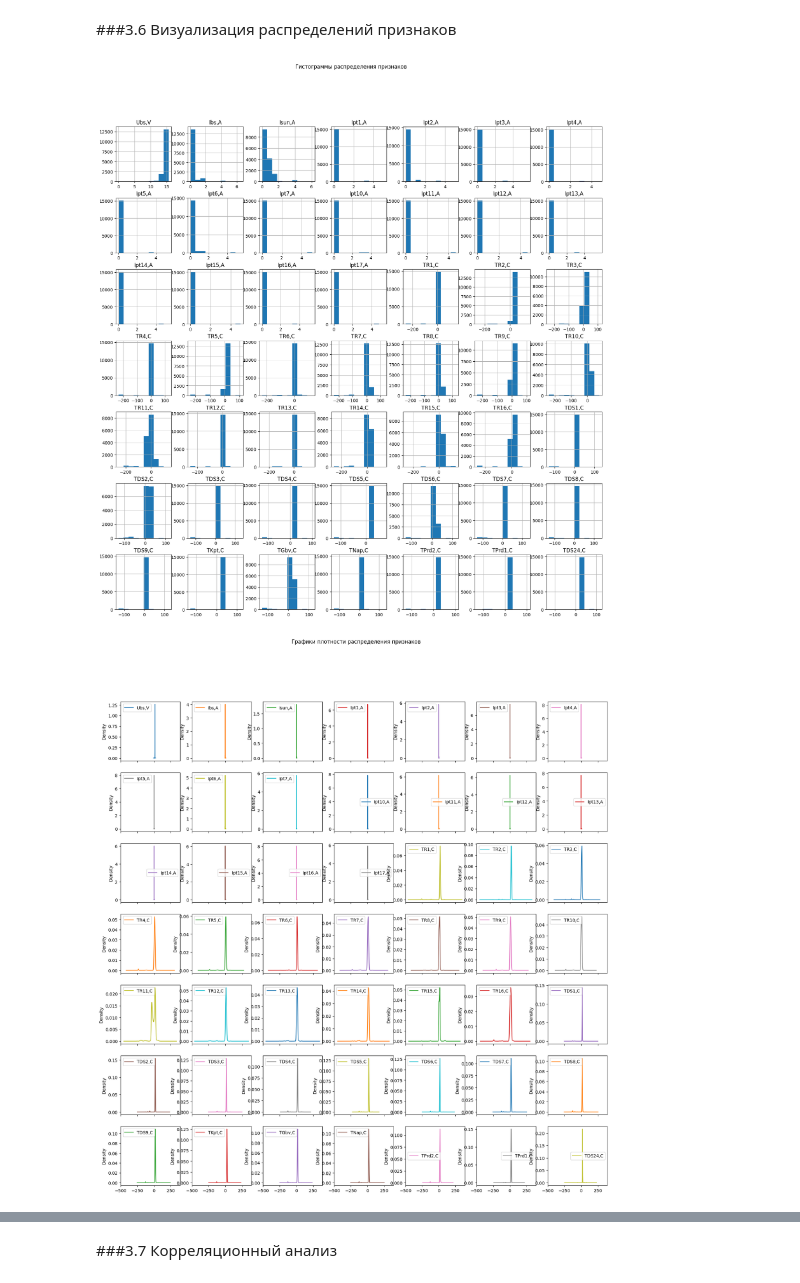
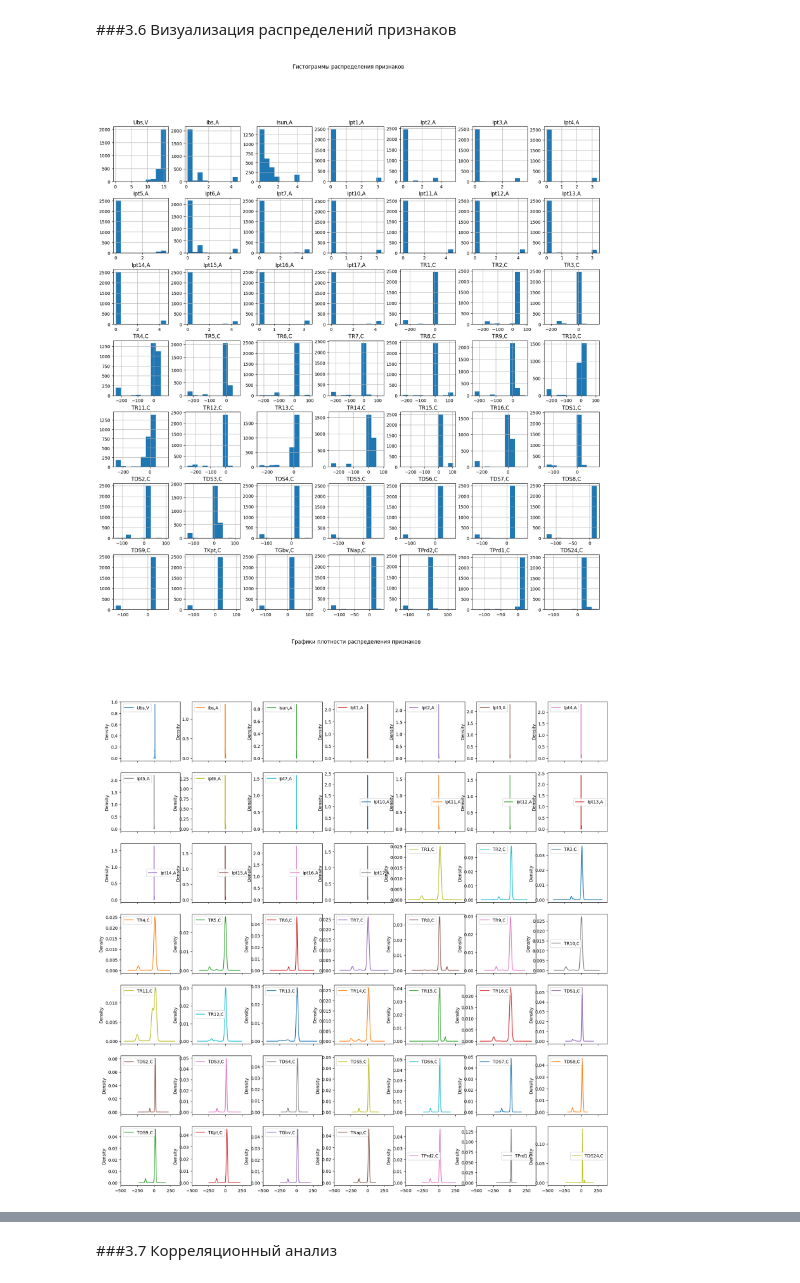
Before and after one commit to Daria-Chernykh/iad-course-project, a Jupyter notebook: courseProject.ipynb, the cells around one changed output, grey strips where cells are left out. Cells and saved outputs as stored; diff of their text form; code cells hidden in the pictures.

```diff
--- a/courseProject.ipynb
+++ b/courseProject.ipynb
@@ -260,17 +270,18 @@ display(df_features.describe())
 ###3.6 Визуализация распределений признаков
 # %%
 # Гистограммы
-df_features.hist(figsize=(20,20))
+X_for_vis = df_labels.drop(columns=['Class'])
+X_for_vis.hist(figsize=(20,20))
 plt.suptitle("Гистограммы распределения признаков")
 plt.show()
 
 # Графики плотности
-df_features.plot(kind='density', subplots=True, layout=(7,7), figsize=(20,20))
+X_for_vis.plot(kind='density', subplots=True, layout=(7,7), figsize=(20,20))
 plt.suptitle("Графики плотности распределения признаков")
 plt.show()
 # %% [output]
-[figure, old version]
+[figure, new version]
-[figure, old version]
+[figure, new version]
 # %% [markdown]
 Анализ гистограмм и графиков плотности показал:
 
```
Also changed, not shown: parts of 56 cells of this notebook.
